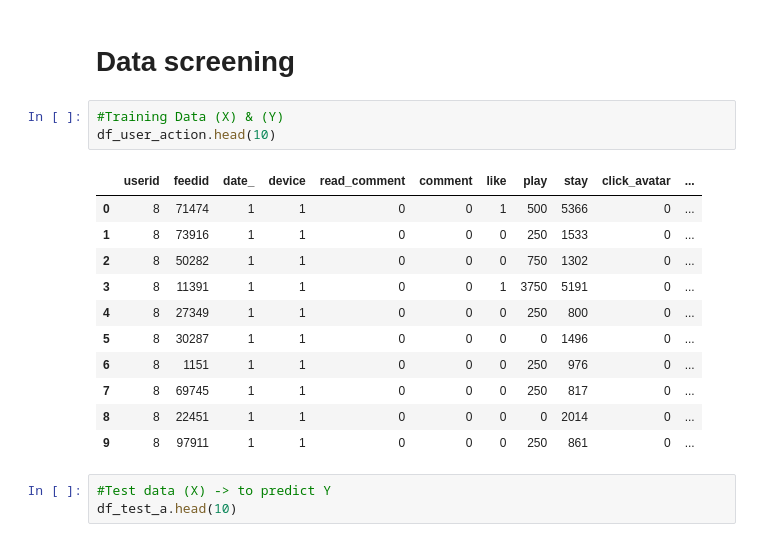
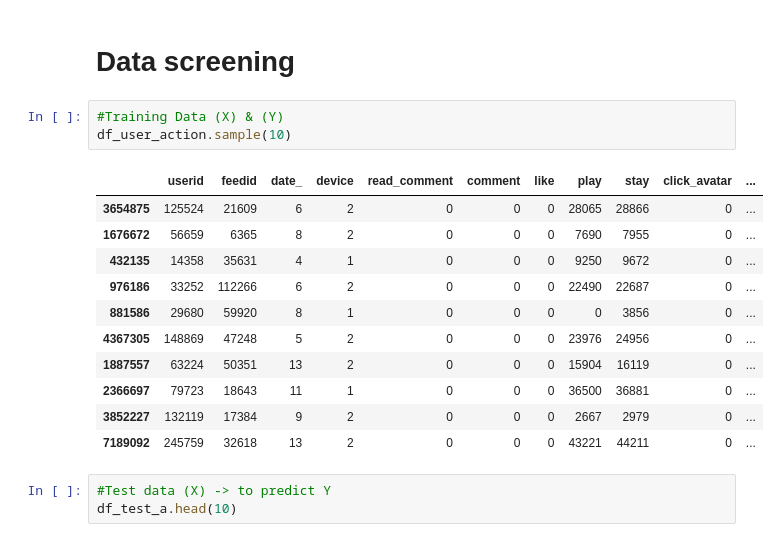
Before and after one commit to freedomszeto/WeChatCompetition_2021, a Jupyter notebook: WeChat_Data_competition_Freedom.ipynb, the cells around one changed output. Cells and saved outputs as stored; diff of their text form.

```diff
--- a/WeChat_Data_competition_Freedom.ipynb
+++ b/WeChat_Data_competition_Freedom.ipynb
@@ -32,19 +34,19 @@ df_feed_info:106444
 # **Data screening**
 # %%
 #Training Data (X) & (Y)
-df_user_action.head(10)
+df_user_action.sample(10)
 # %% [output]
 |  | userid | feedid | date_ | device | read_comment | comment | like | play | stay | click_avatar | ... |
-| 0 | 8 | 71474 | 1 | 1 | 0 | 0 | 1 | 500 | 5366 | 0 | ... |
-| 1 | 8 | 73916 | 1 | 1 | 0 | 0 | 0 | 250 | 1533 | 0 | ... |
-| 2 | 8 | 50282 | 1 | 1 | 0 | 0 | 0 | 750 | 1302 | 0 | ... |
-| 3 | 8 | 11391 | 1 | 1 | 0 | 0 | 1 | 3750 | 5191 | 0 | ... |
-| 4 | 8 | 27349 | 1 | 1 | 0 | 0 | 0 | 250 | 800 | 0 | ... |
-| 5 | 8 | 30287 | 1 | 1 | 0 | 0 | 0 | 0 | 1496 | 0 | ... |
-| 6 | 8 | 1151 | 1 | 1 | 0 | 0 | 0 | 250 | 976 | 0 | ... |
-| 7 | 8 | 69745 | 1 | 1 | 0 | 0 | 0 | 250 | 817 | 0 | ... |
-| 8 | 8 | 22451 | 1 | 1 | 0 | 0 | 0 | 0 | 2014 | 0 | ... |
-| 9 | 8 | 97911 | 1 | 1 | 0 | 0 | 0 | 250 | 861 | 0 | ... |
+| 3654875 | 125524 | 21609 | 6 | 2 | 0 | 0 | 0 | 28065 | 28866 | 0 | ... |
+| 1676672 | 56659 | 6365 | 8 | 2 | 0 | 0 | 0 | 7690 | 7955 | 0 | ... |
+| 432135 | 14358 | 35631 | 4 | 1 | 0 | 0 | 0 | 9250 | 9672 | 0 | ... |
+| 976186 | 33252 | 112266 | 6 | 2 | 0 | 0 | 0 | 22490 | 22687 | 0 | ... |
+| 881586 | 29680 | 59920 | 8 | 1 | 0 | 0 | 0 | 0 | 3856 | 0 | ... |
+| 4367305 | 148869 | 47248 | 5 | 2 | 0 | 0 | 0 | 23976 | 24956 | 0 | ... |
+| 1887557 | 63224 | 50351 | 13 | 2 | 0 | 0 | 0 | 15904 | 16119 | 0 | ... |
+| 2366697 | 79723 | 18643 | 11 | 1 | 0 | 0 | 0 | 36500 | 36881 | 0 | ... |
+| 3852227 | 132119 | 17384 | 9 | 2 | 0 | 0 | 0 | 2667 | 2979 | 0 | ... |
+| 7189092 | 245759 | 32618 | 13 | 2 | 0 | 0 | 0 | 43221 | 44211 | 0 | ... |
 # %%
 #Test data (X) -> to predict Y
 df_test_a.head(10)
```
Also changed, not shown: parts of 27 cells of this notebook.
